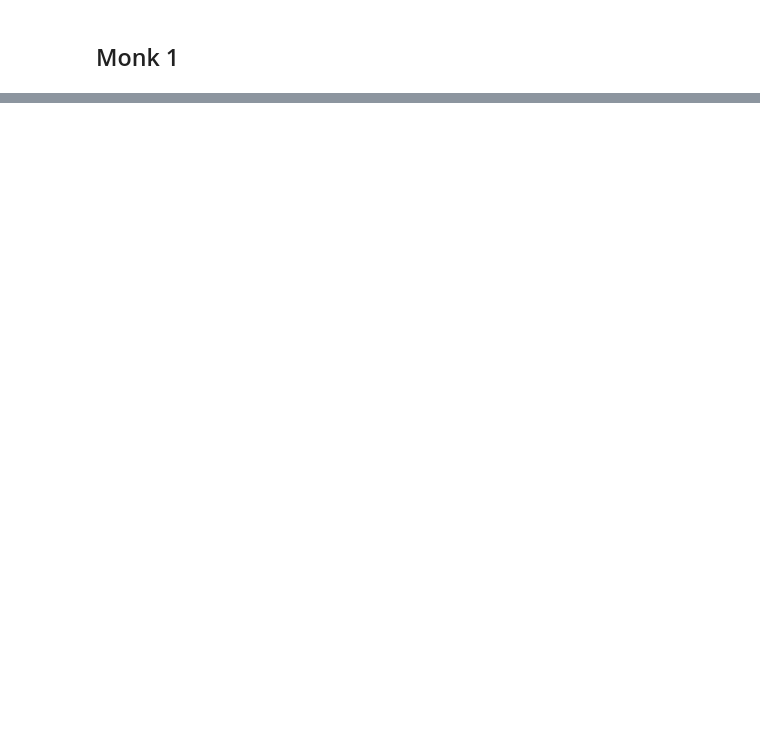
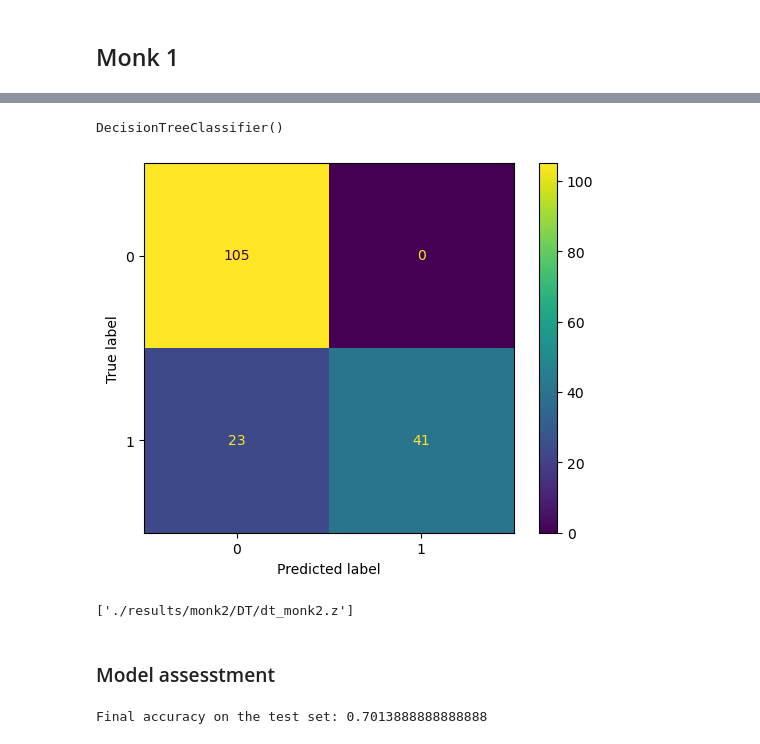
Before and after one commit to CarloTosoni99/ML_prj, a Jupyter notebook: DT.ipynb, the cells around one changed output, grey strips where cells are left out. Drawn from its saved outputs; the diff is of its cells as text; code cells hidden in the pictures; blank space fills up the shorter version.

```diff
--- a/DT.ipynb
+++ b/DT.ipynb
@@ -123,0 +170,26 @@ plt.show()
+# %%
+param_grid = {'max_features': ['auto', 'sqrt', 'log2'],
+              'ccp_alpha': [0.1, 0.05, 0.01, 0.005, 0.001, 0.0005, 0.0001, 0],
+              'criterion' :['gini', 'entropy', 'log_loss'],
+              'splitter' :['best', 'random'],
+              'min_samples_split' :[1, 2, 3]
+             }
+
+
+dt = tree.DecisionTreeClassifier()
+
+grid = GridSearchCV(
+    dt,
+    param_grid,
+    cv=5,
+    scoring='accuracy',
+    return_train_score=False,
+    verbose=4
+)
+
+
+grid.fit(x_monk2_tr, y_monk2_tr)
+print(
+    "The best parameters are %s with a score of %0.5f"
+    % (grid.best_params_, grid.best_score_)
+)
@@ -123,0 +231,25 @@ plt.show()
+# %%
+dt = tree.DecisionTreeClassifier() # TODO test
+dt.fit(x_monk2_tr, y_monk2_tr)
+# %% [output]
+DecisionTreeClassifier()
+# %%
+dt = grid.best_estimator_
+
+train_pred = dt.predict(x_monk2_tr)
+test_pred = dt.predict(x_monk2_ts)
+# %%
+predictions = dt.predict(x_monk2_tr)
+
+cm = confusion_matrix(y_monk2_tr, predictions)
+disp = ConfusionMatrixDisplay(confusion_matrix=cm)
+disp.plot()
+plt.show()
+# %% [output]
+[figure, added]
+# %%
+joblib.dump(dt, './results/monk2/DT/dt_monk2.z')
+# %% [output]
+['./results/monk2/DT/dt_monk2.z']
+# %% [markdown]
+### Model assesstment
@@ -123,0 +260,4 @@ plt.show()
+# %%
+print("Final accuracy on the test set: " + str(score2))
+# %% [output]
+Final accuracy on the test set: 0.7013888888888888
```
Also changed, not shown: parts of 88 cells of this notebook, 13 other files.
